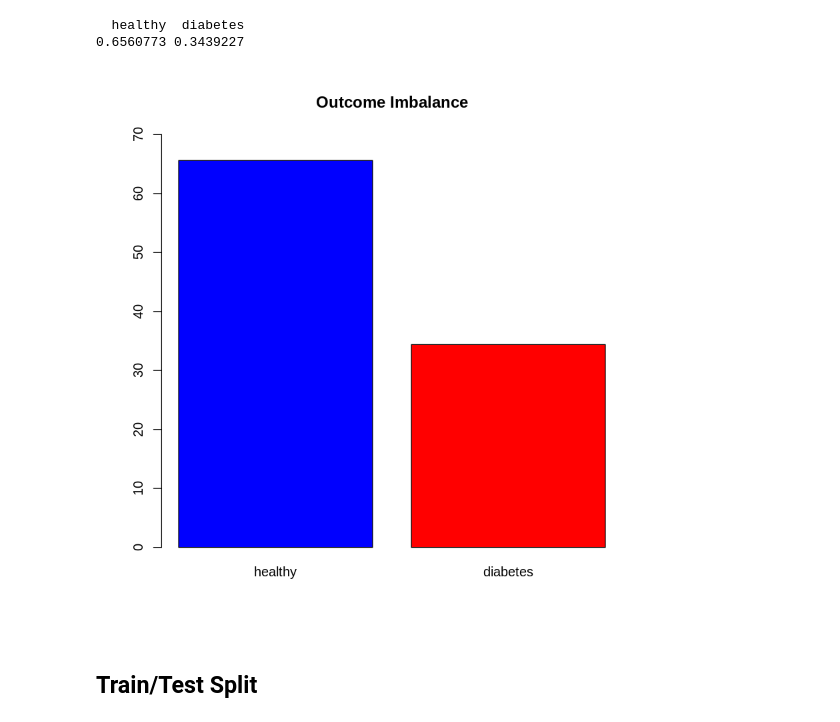
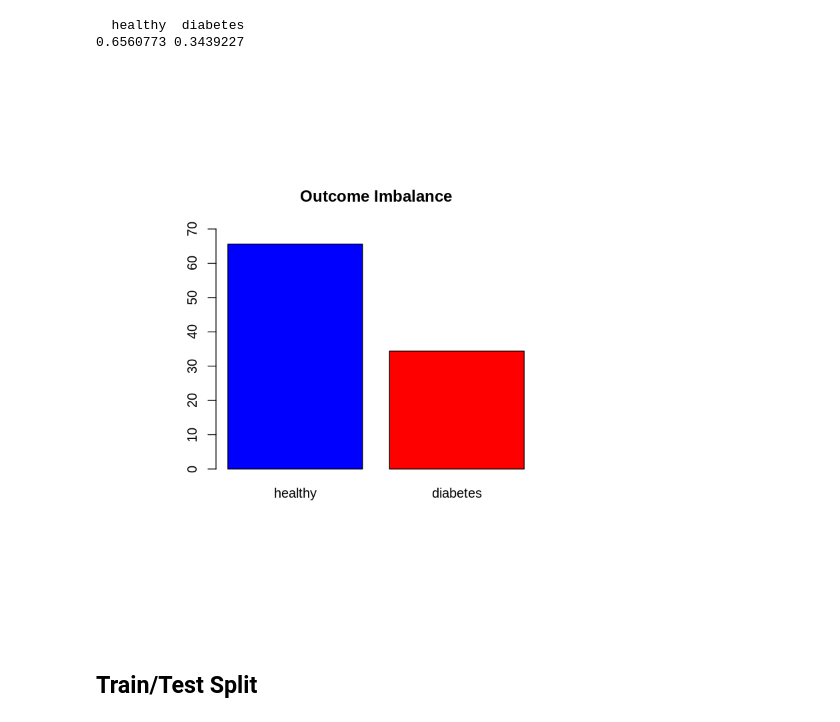
Before and after one commit to yerartdev/tfm-pb, a Jupyter notebook: poc-class-r-pima-indians-diabetes.ipynb, the cells around one changed output. Saved outputs shown, nothing was run; the diff lists cells and outputs as text; code cells hidden in the pictures.

```diff
--- a/poc-class-r-pima-indians-diabetes.ipynb
+++ b/poc-class-r-pima-indians-diabetes.ipynb
@@ -624,12 +624,17 @@ prop.table(table(pima_mod$Outcome))
 # %% [output]
   healthy  diabetes
 0.6560773 0.3439227
-# %%
-barplot(100*prop.table(table(pima_mod$Outcome)),
-        col = c('blue', 'red'),
-        ylim = c(0,70),
-        main = 'Outcome Imbalance')
-# %% [output]
-[figure, removed]
+# %%
+#::GMG::Plot the imbalance
+# https://www.statmethods.net/advgraphs/parameters.html
+# http://www.programmingr.com/content/positioning-charts-fig-and-fin/
+#::NOTE::I don't know how to make the fig smaller and the margins tight (!?)
+par(pin = c(4,3))
+barplot(100*prop.table(table(pima_mod$Outcome)),
+        col = c('blue', 'red'),
+        ylim = c(0,70),
+        main = 'Outcome Imbalance')
+# %% [output]
+[figure, added]
 # %% [markdown]
 ## Train/Test Split
```
Also changed, not shown: parts of 9 cells of this notebook.
